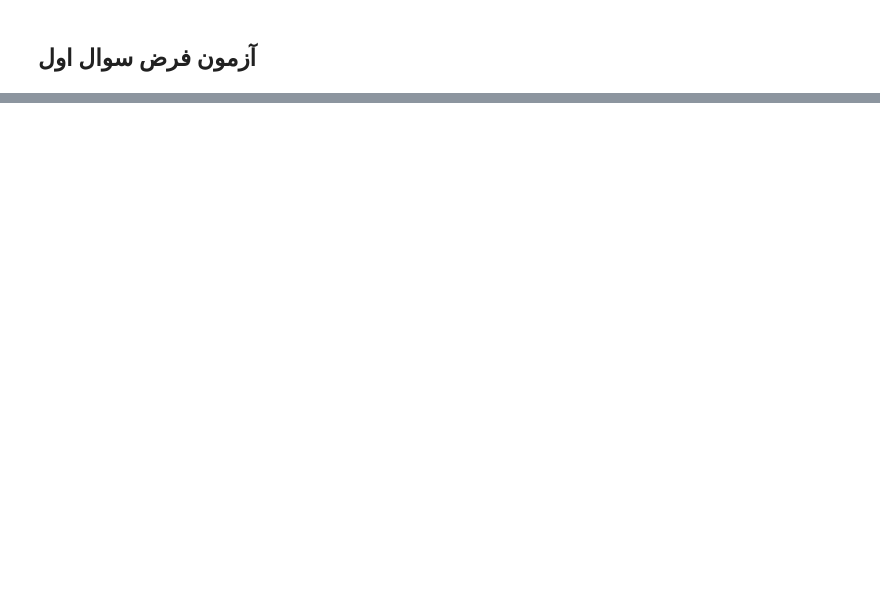
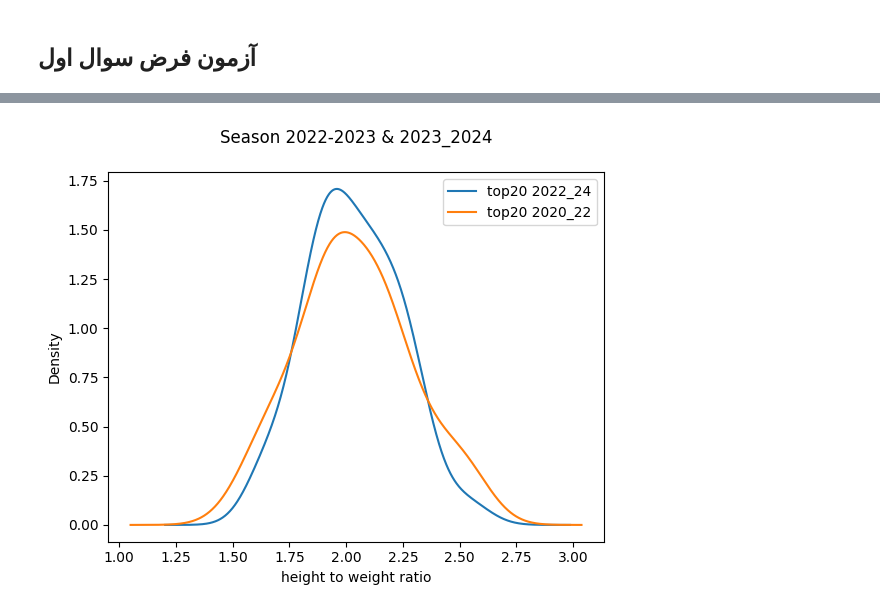
Before and after one commit to tajaddini/basketball-reference, a Jupyter notebook: notebooks/g1_sepideh.ipynb, the cells around one changed output, grey strips where cells are left out. Saved outputs shown, nothing was run; the diff lists cells and outputs as text; code cells hidden in the pictures; blank space fills up the shorter version.

```diff
--- a/notebooks/g1_sepideh.ipynb
+++ b/notebooks/g1_sepideh.ipynb
@@ -143,0 +176,10 @@ top20_2020_22['height_to_weight'] = top20_2020_22['height'] / top20_2020_22['wei
+# %%
+top20_2022_24['height_to_weight'].plot(kind='kde', label='top20 2022_24')
+top20_2020_22['height_to_weight'].plot(kind='kde',label='top20 2020_22')
+
+plt.title('Season 2022-2023 & 2023_2024\n')
+plt.xlabel('height to weight ratio')
+plt.legend()
+plt.show()
+# %% [output]
+[figure, added]
```
Also changed, not shown: parts of 13 cells of this notebook.
